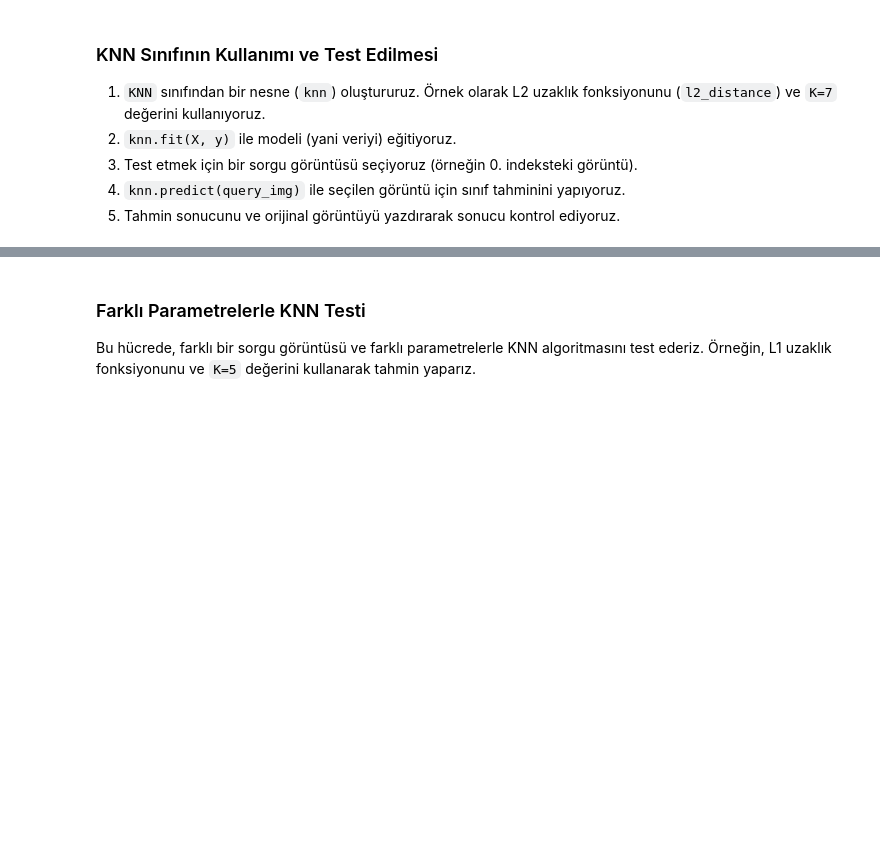
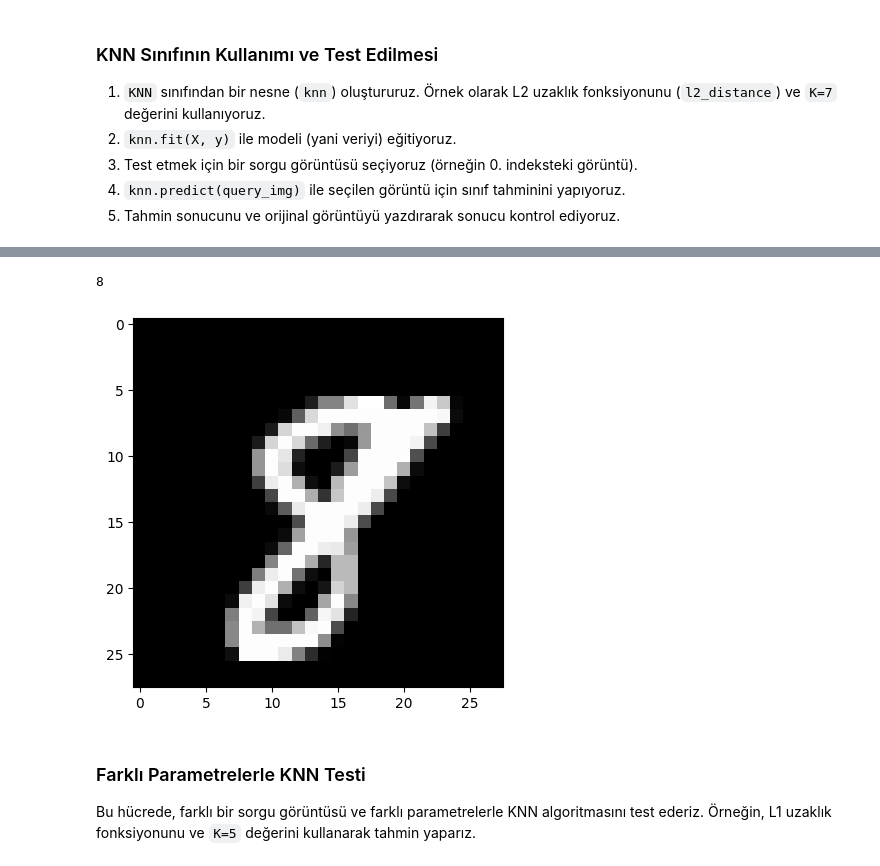
Before and after one commit to abdurrahimagca/cvp_lect, a Jupyter notebook: Uygulama/0_hello.ipynb, the cells around one changed output, grey strips where cells are left out. Drawn from its saved outputs; the diff is of its cells as text; code cells hidden in the pictures; blank space fills up the shorter version.

```diff
--- a/Uygulama/0_hello.ipynb
+++ b/Uygulama/0_hello.ipynb
@@ -324,3 +439,16 @@ plt.show()
+# %%
+resim_idx = 55
+X_normalized = X / 255.0
+knn = KNN(l2_distance, 7)
+knn.fit(X_normalized, y)
+query_img = X[resim_idx]
+sonuc = knn.predict(query_img)
+print(sonuc)
+plt.imshow(X[resim_idx], cmap="gray")
+plt.show()
+# %% [output]
+8
+[figure, added]
 # %% [markdown]
 ### Farklı Parametrelerle KNN Testi
 
```
Also changed, not shown: parts of 17 cells of this notebook, 1 other file.
